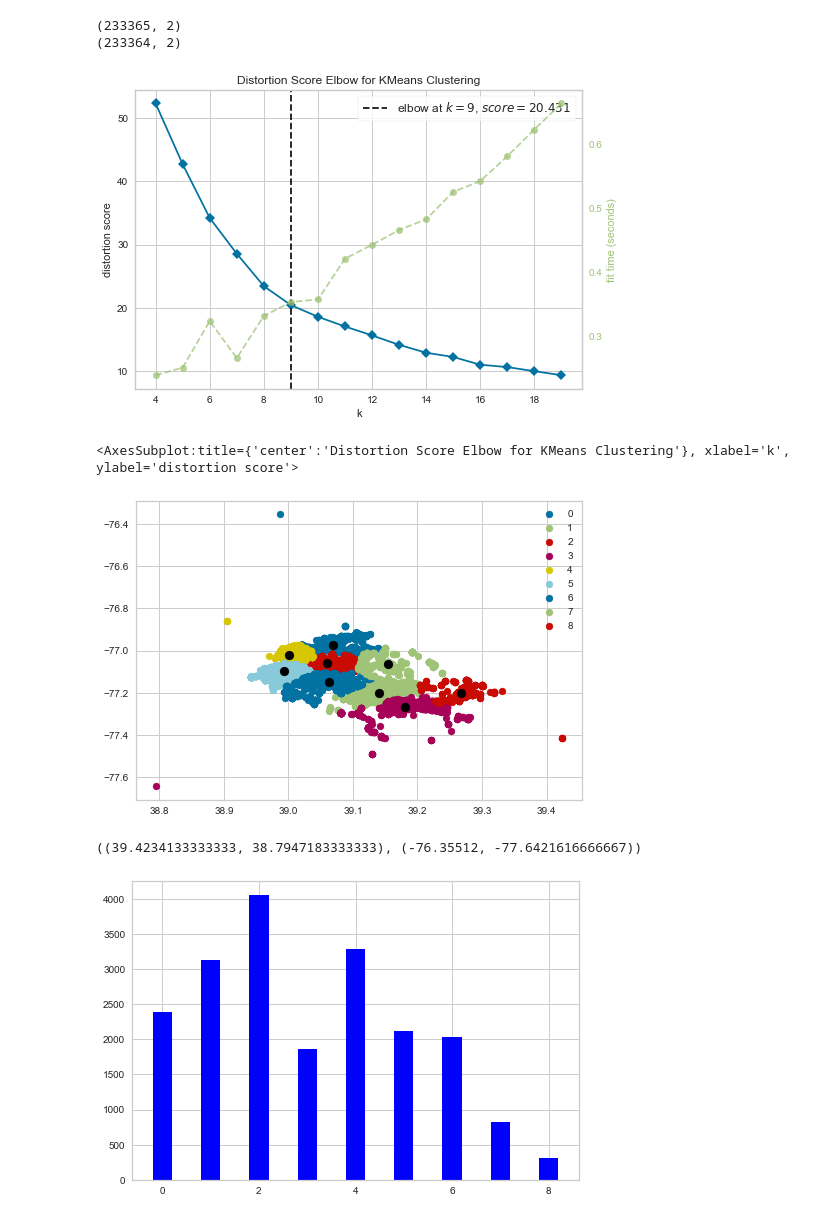
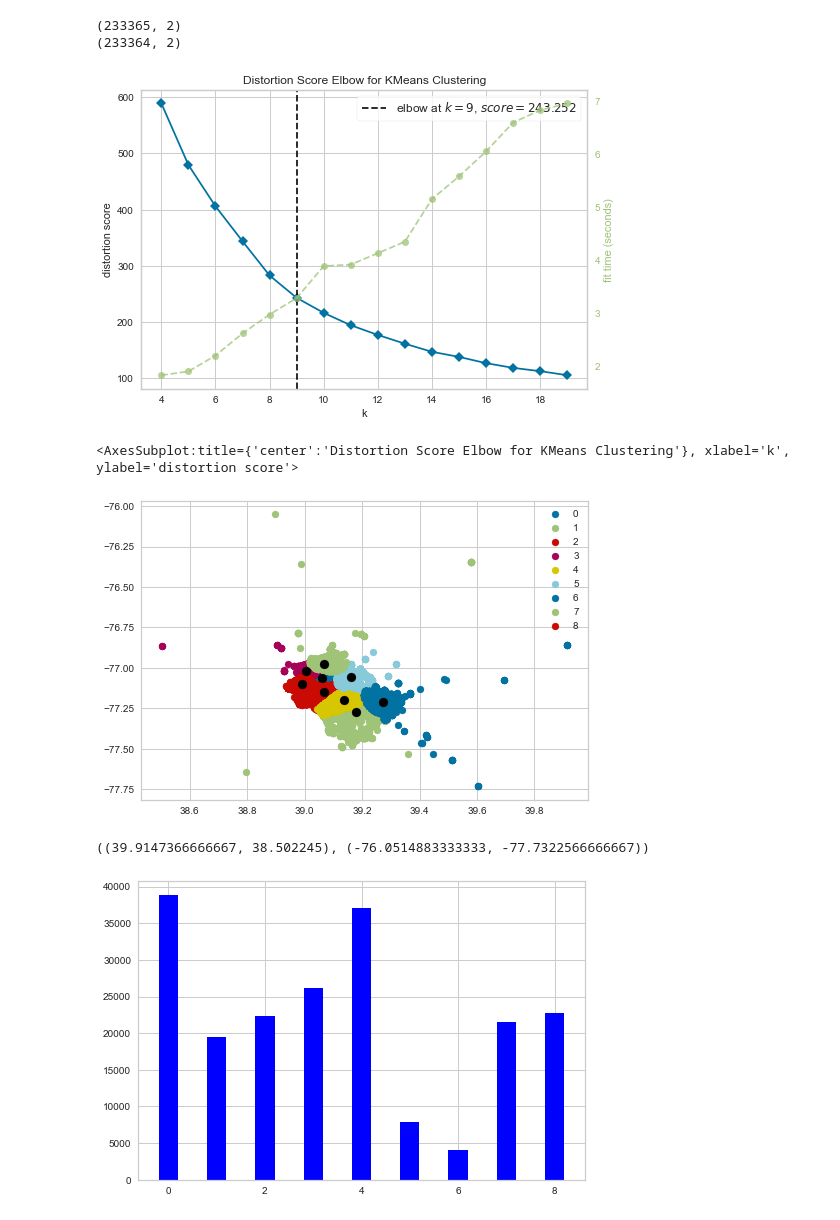
Before and after one commit to matlockhart/cs5830_final, a Jupyter notebook: data_processing.ipynb, the cells around one changed output. Drawn from its saved outputs; the diff is of its cells as text; code cells hidden in the pictures.

```diff
--- a/data_processing.ipynb
+++ b/data_processing.ipynb
@@ -252,20 +252,22 @@ for i in d:
 print(geolocation.shape)
 geolocation = np.delete(geolocation, [2393], 0)
 print(geolocation.shape)
+
+geolocation = geolocation[geolocation[:,1] < 0]
 # %% [output]
 (233365, 2)
 (233364, 2)
 # %%
-size = 20000
+size = 200000
 #plotting the results:
 from yellowbrick.cluster import KElbowVisualizer
 model = KMeans()
 visualizer = KElbowVisualizer(model, k=(4,20))
 
 visualizer.fit(geolocation[0:size,])        # Fit the data to the visualizer
 visualizer.show()
 # %% [output]
-[figure, old version]
+[figure, new version]
 <AxesSubplot:title={'center':'Distortion Score Elbow for KMeans Clustering'}, xlabel='k', ylabel='distortion score'>
 # %%
 kmeans = KMeans(n_clusters=9, random_state=0)
@@ -288,7 +290,7 @@ plt.scatter(kmeans.cluster_centers_[:,0] , kmeans.cluster_centers_[:,1] , s = 80
 plt.legend()
 plt.show()
 # %% [output]
-[figure, old version]
+[figure, new version]
 # %%
 label_count = {}
 for i in u_labels:
@@ -313,5 +315,5 @@ BBox = ((lat_max, lat_min),(long_max,long_min))
 
 BBox
 # %% [output]
-((39.4234133333333, 38.7947183333333), (-76.35512, -77.6421616666667))
+((39.9147366666667, 38.502245), (-76.0514883333333, -77.7322566666667))
-[figure, old version]
+[figure, new version]
```
Also changed, not shown: parts of 2 cells of this notebook, 5 other files.
